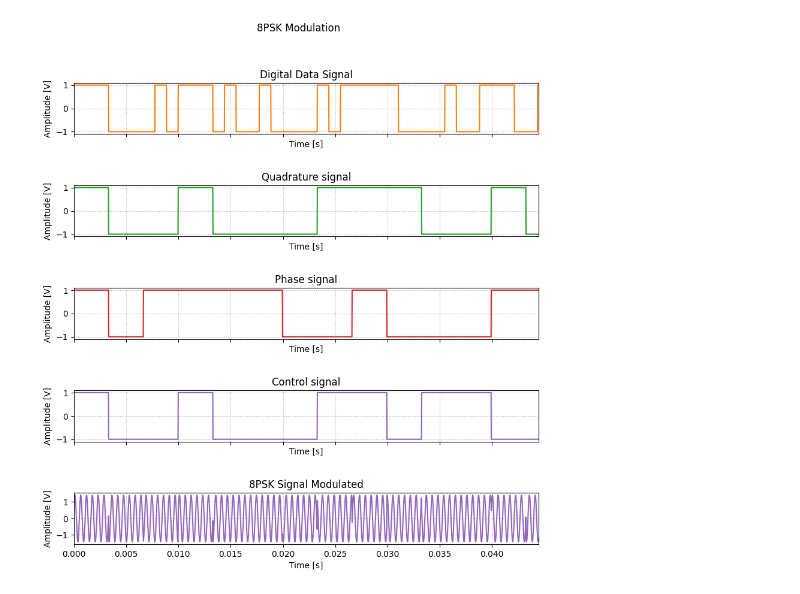
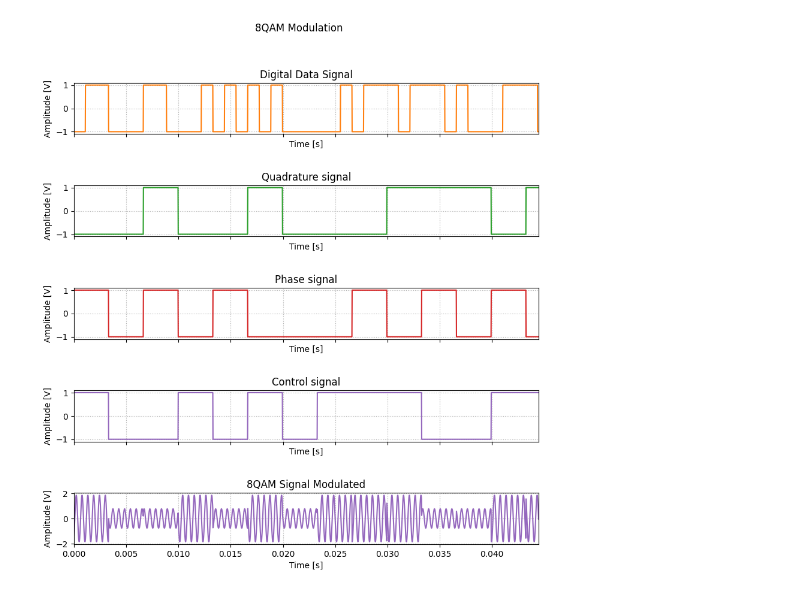
Before and after one commit to 23ft/Digital-Modulation-Python, a Jupyter notebook: 8QAM.ipynb, the cells around one changed output. Saved outputs shown, nothing was run; the diff lists cells and outputs as text; code cells hidden in the pictures.

```diff
--- a/8QAM.ipynb
+++ b/8QAM.ipynb
@@ -7,6 +7,7 @@ import matplotlib.gridspec as gridspec
 import sys
 import cmath
 from numpy import pi, sqrt, sin, cos, zeros, r_
+global outSignal
 
 """ Configuracion """
 fs = 54100                  # sampling rate - samples/sec - puls/sec
@@ -23,14 +24,15 @@ timeDomainVisibleLimit = np.minimum(Nbits/baud,symbolsToShow/baud)
 
 inputBits = np.random.randn(Nbits,1) > 0
 inputSignal = (np.tile(inputBits*2-1,(1,Ns))).ravel()
-out8QAM = [[0.765, -135],[],[],[],[],[],[],[],[],[]]
+out8QAM = [[0.765, -135],[1.848, -135],[0.765, -45],[1.848, -45],[0.765, 135],[1.848, 135],[0.765, 45],[1.848, 45]]
+outSignal = np.zeros(shape=1)
+
 
 
 def hand8QAM(trueTablePos, t0, tf, ):
+  global outSignal
 
-
-
-  outSignal = np.concatenate( (q_modu, 1.307*cos(2*pi*f0*t[t_inf:t_sup])) )
+  outSignal = np.concatenate( (outSignal, out8QAM[trueTablePos][0]*sin(2*pi*f0*t[t_inf:t_sup] + out8QAM[trueTablePos][1])) )
 
 if (inputBits.size%3 == 0):
   Q_bits = inputBits[::3]
@@ -46,7 +48,7 @@ if (inputBits.size%3 == 0):
   bits_data = [Q_bits, I_bits, C_bits, np.invert(C_bits)]
   q_modu = np.zeros(shape=1)
   i_modu = np.zeros(shape=1)
-  outSignal = np.zeros(shape=1)
+
 
   """ Modulador de producto. """
 
@@ -59,47 +61,19 @@ if (inputBits.size%3 == 0):
       t_inf = t_sup
       t_sup = t_inf + (Ns*3)
 
-    #hand8QAM(0, t_inf, t_sup) if ((not Q_bits[x]) and (not I_bits[x]) and (not C_bits)) else None
-
-    """ Q_bits """
-    if Q_bits[x]:
-      # signo positivo
-      if bits_data[3][x]: # 1.307 volts
-        q_modu = np.concatenate( (q_modu, 1.307*cos(2*pi*f0*t[t_inf:t_sup])) )
-
-      else: # 0.541 volts
-        q_modu = np.concatenate( (q_modu, 0.541*cos(2*pi*f0*t[t_inf:t_sup])) )
-
-    else:
-      # signo negativo
-      if bits_data[3][x]: # 1.307 volts
-        q_modu = np.concatenate( (q_modu, (-1.307)*cos(2*pi*f0*t[t_inf:t_sup])) )
-
-      else: # 0.541 volts
-        q_modu = np.concatenate( (q_modu, (-0.541)*cos(2*pi*f0*t[t_inf:t_sup])) )
-
-    """ I_bits """
-    if I_bits[x]:
-      # signo positivo
-
-      if bits_data[2][x]: # 1.307 volts
-        i_modu = np.concatenate( (i_modu,1.307*sin(2*pi*f0*t[t_inf:t_sup])) )
-
-      else: # 0.541 volts
-        i_modu = np.concatenate( (i_modu,0.541*sin(2*pi*f0*t[t_inf:t_sup])) )
-
-    else:
-      # signo negativo
-      if bits_data[2][x]: # 1.307 volts
-        i_modu = np.concatenate( (i_modu,(-1.307)*sin(2*pi*f0*t[t_inf:t_sup])) )
-
-      else: # 0.541 volts
-        i_modu = np.concatenate( (i_modu,(-0.541)*sin(2*pi*f0*t[t_inf:t_sup])) )
+    hand8QAM(0, t_inf, t_sup) if ((not Q_bits[x]) and (not I_bits[x]) and (not C_bits[x])) else None
+    hand8QAM(1, t_inf, t_sup) if ((not Q_bits[x]) and (not I_bits[x]) and (C_bits[x])) else None
+    hand8QAM(2, t_inf, t_sup) if ((not Q_bits[x]) and (I_bits[x]) and (not C_bits[x])) else None
+    hand8QAM(3, t_inf, t_sup) if ((not Q_bits[x]) and (I_bits[x]) and (C_bits[x])) else None
+    hand8QAM(4, t_inf, t_sup) if ((Q_bits[x]) and (not I_bits[x]) and (not C_bits[x])) else None
+    hand8QAM(5, t_inf, t_sup) if ((Q_bits[x]) and (not I_bits[x]) and (C_bits[x])) else None
+    hand8QAM(6, t_inf, t_sup) if ((Q_bits[x]) and (I_bits[x]) and (not C_bits[x])) else None
+    hand8QAM(7, t_inf, t_sup) if ((Q_bits[x]) and (I_bits[x]) and (C_bits[x])) else None
 
   """ Graficacion Q-I-C """
 
   fig, axis = plt.subplots(5,1,sharex='col')
-  fig.suptitle('8PSK Modulation', fontsize=12)
+  fig.suptitle('8QAM Modulation', fontsize=12)
 
   axis[0].plot(t, inputSignal, color='C1')
   #axis[0].set_title('Digital Data Signal (Source Code/ Block Diagram: "inputBits")')
@@ -117,33 +91,33 @@ if (inputBits.size%3 == 0):
   axis[1].set_xlim(0,timeDomainVisibleLimit)
   axis[1].grid(linestyle='dotted')
 
   axis[2].plot(t, I_signal, color='C3')
   #axis[0].set_title('Digital Data Signal (Source Code/ Block Diagram: "inputBits")')
   axis[2].set_title('Phase signal')
   axis[2].set_xlabel('Time [s]')
   axis[2].set_ylabel('Amplitude [V]')
   axis[2].set_xlim(0,timeDomainVisibleLimit)
   axis[2].grid(linestyle='dotted')
 
 
   axis[3].plot(t, C_signal, color='C4')
   #axis[0].set_title('Digital Data Signal (Source Code/ Block Diagram: "inputBits")')
   axis[3].set_title('Control signal')
   axis[3].set_xlabel('Time [s]')
   axis[3].set_ylabel('Amplitude [V]')
   axis[3].set_xlim(0,timeDomainVisibleLimit)
   axis[3].grid(linestyle='dotted')
 
-  axis[4].plot(t, i_modu[1::] + q_modu[1::] , color='C4')
+  axis[4].plot(t, outSignal[1::] , color='C4')
   #axis[5].set_title('QPSK Signal Modulated (Source Code/ Block Diagram: "QPSK_signal")')
-  axis[4].set_title('8PSK Signal Modulated')
+  axis[4].set_title('8QAM Signal Modulated')
   axis[4].set_xlabel('Time [s]')
   axis[4].set_xlim(0,timeDomainVisibleLimit)
   axis[4].set_ylabel('Amplitude [V]')
   axis[4].grid(linestyle='dotted')
 
   plt.rcParams['figure.figsize'] = [10, 10]
   plt.subplots_adjust(hspace=1)
   plt.show()
 # %% [output]
-[figure, old version]
+[figure, new version]
```
